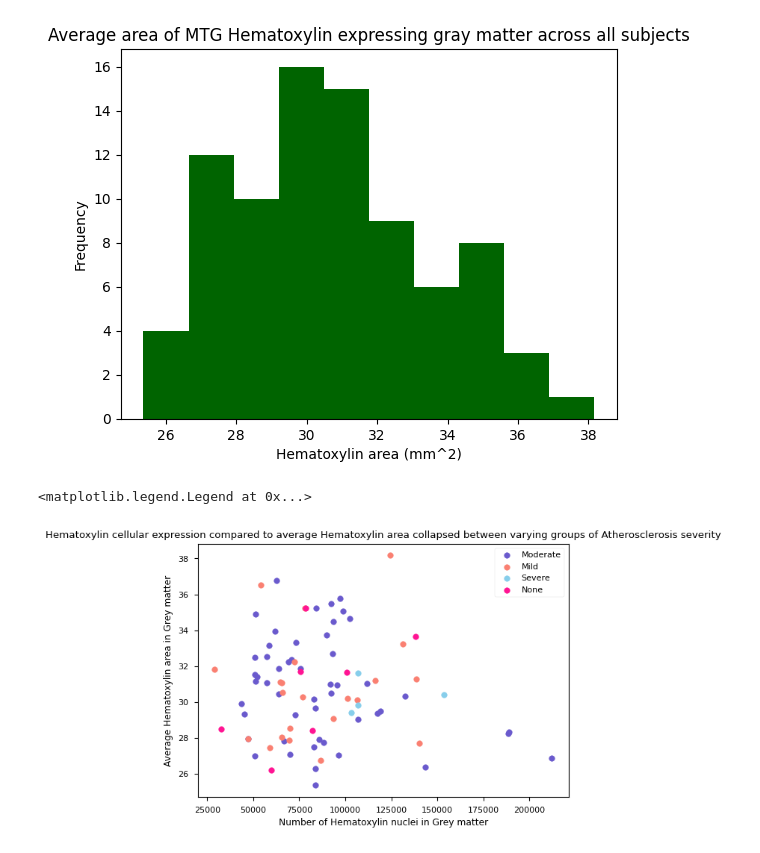
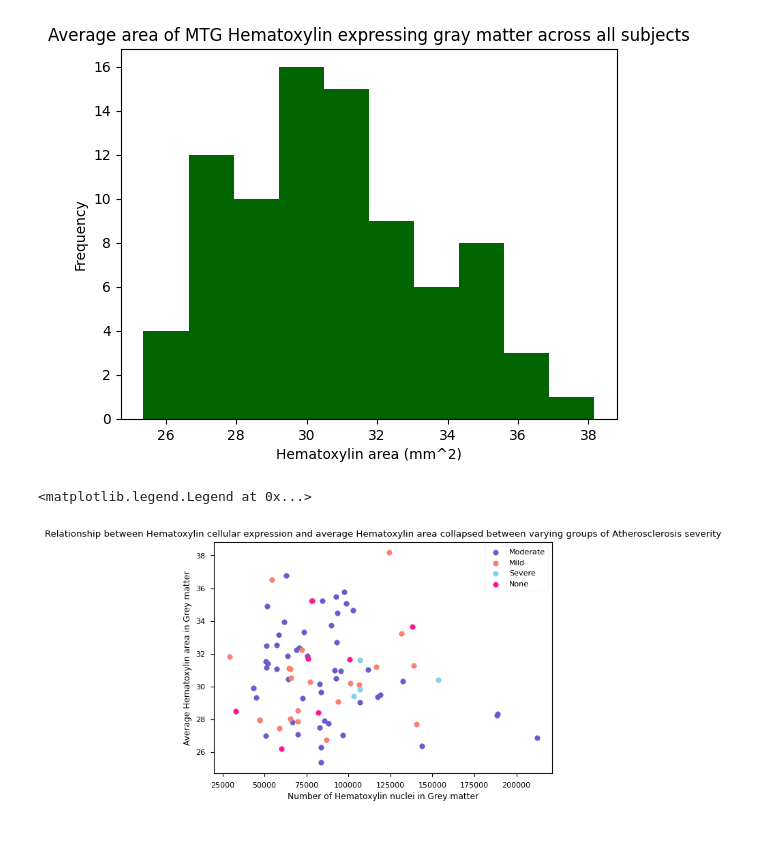
Before and after one commit to amandafriedmann/NEUR-Data-Analysis, a Jupyter notebook: FINAL_PROJECT_WORK.ipynb, the cells around one changed output. Saved outputs shown, nothing was run; the diff lists cells and outputs as text; code cells hidden in the pictures.

```diff
--- a/FINAL_PROJECT_WORK.ipynb
+++ b/FINAL_PROJECT_WORK.ipynb
@@ -59,22 +59,22 @@ Text(0, 0.5, 'Frequency')
 # %%
 #scatterplot of dependent variables across groups
 moderate_df = atherosclerosis_data[atherosclerosis_data['Atherosclerosis'] == 'Moderate']
 mild_df = atherosclerosis_data[atherosclerosis_data['Atherosclerosis'] == 'Mild']
 severe_df = atherosclerosis_data[atherosclerosis_data['Atherosclerosis'] == 'Severe']
 none_df = atherosclerosis_data[atherosclerosis_data['Atherosclerosis'] == 'None']
 
 plt.scatter(moderate_df['number of Hematoxylin positive nuclei_Grey matter'],moderate_df['average Hematoxylin positive nucleus area_Grey matter'], color = "slateblue")
 plt.scatter(mild_df['number of Hematoxylin positive nuclei_Grey matter'],mild_df['average Hematoxylin positive nucleus area_Grey matter'], color = "salmon")
 plt.scatter(severe_df['number of Hematoxylin positive nuclei_Grey matter'],severe_df['average Hematoxylin positive nucleus area_Grey matter'], color = "skyblue")
 plt.scatter(none_df['number of Hematoxylin positive nuclei_Grey matter'],none_df['average Hematoxylin positive nucleus area_Grey matter'], color = "deeppink")
 
 plt.xlabel('Number of Hematoxylin nuclei in Grey matter')
 plt.ylabel('Average Hematoxylin area in Grey matter')
-plt.title('Hematoxylin cellular expression compared to average Hematoxylin area collapsed between varying groups of Atherosclerosis severity')
+plt.title('Relationship between Hematoxylin cellular expression and average Hematoxylin area collapsed between varying groups of Atherosclerosis severity')
 plt.legend(['Moderate','Mild','Severe', 'None'])
 # %% [output]
 <matplotlib.legend.Legend at 0x...>
-[figure, old version]
+[figure, new version]
 # %%
 #boxplot for number of Hematoxylin positive nuclei_Grey matter across different groups
 
```
Also changed, not shown: parts of 2 cells of this notebook.
